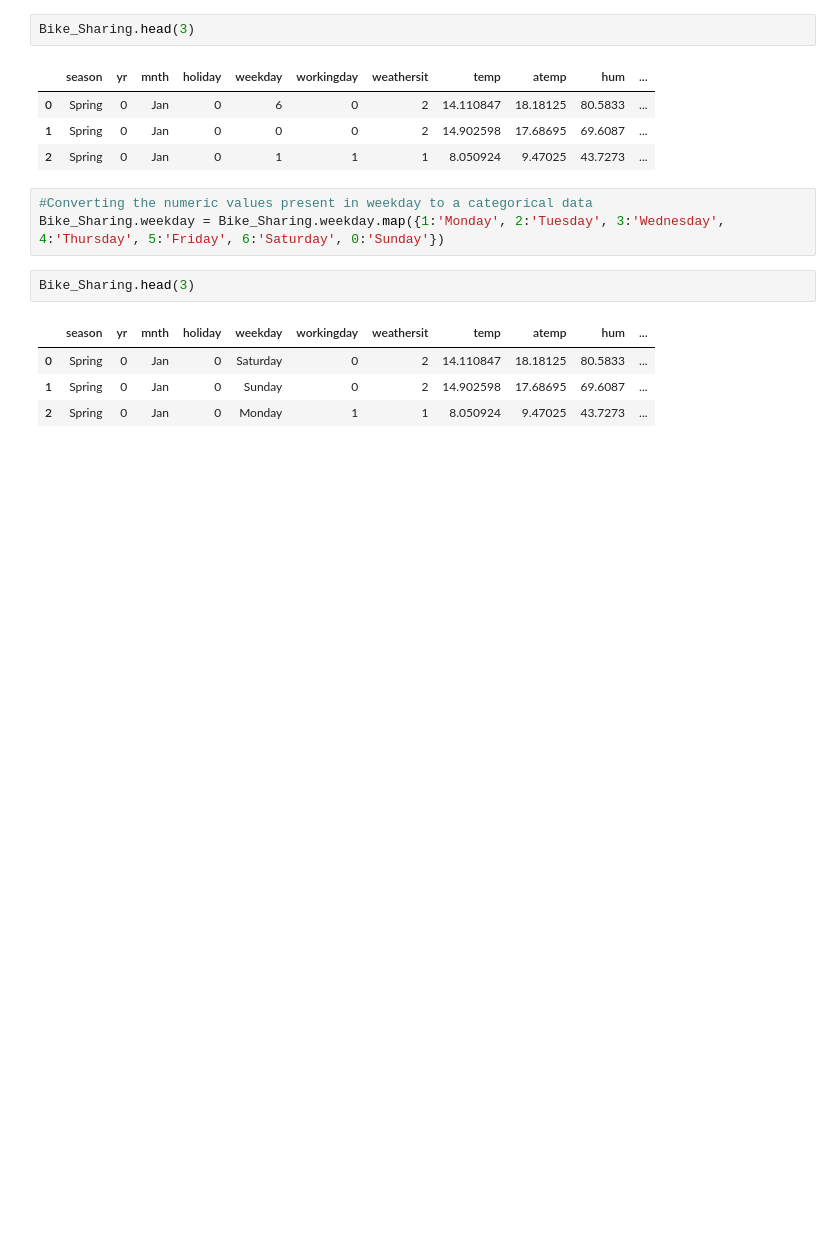
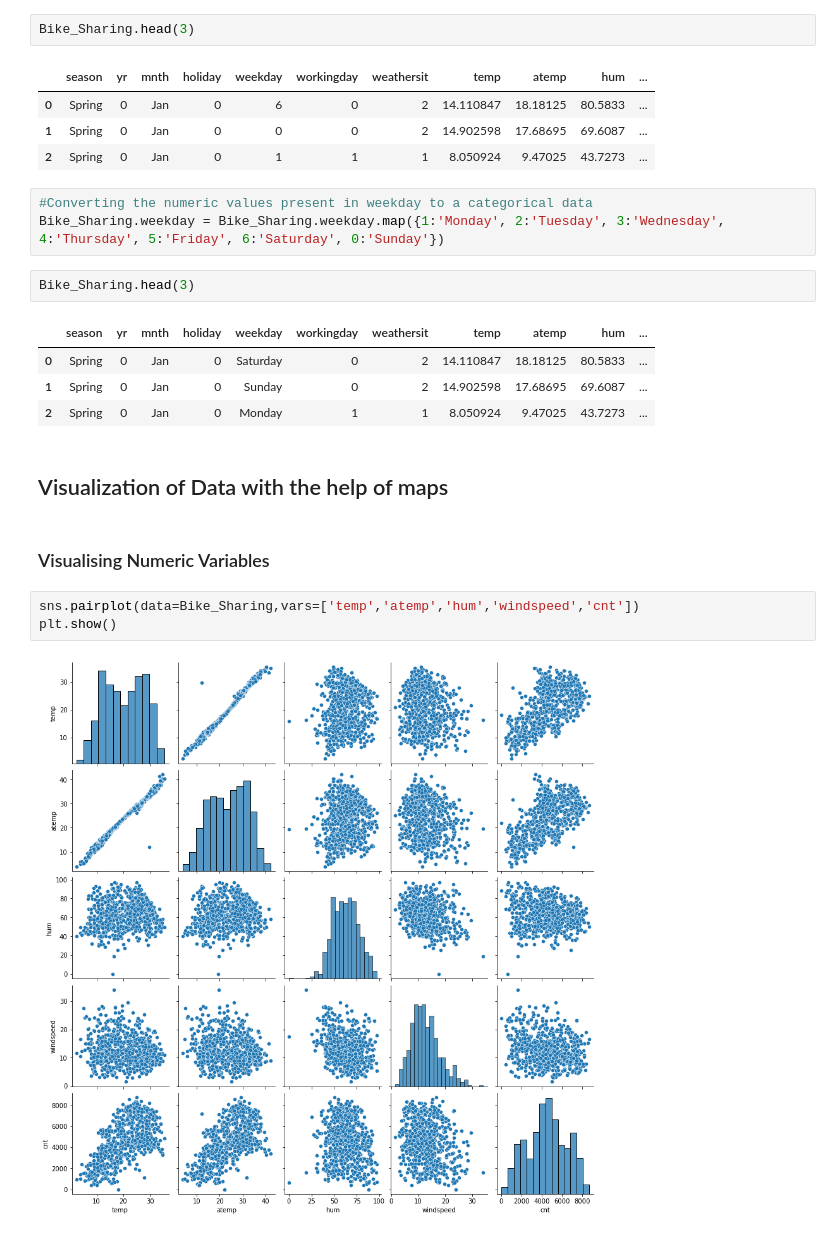
Before and after one commit to MrChetanDesai/Linear_Regression_Assignment, a Jupyter notebook: data_processing_modeling.ipynb, the cells around one changed output. Cells and saved outputs as stored; diff of their text form; blank space fills up the shorter version.

Commit message:
data visualization

```diff
--- a/data_processing_modeling.ipynb
+++ b/data_processing_modeling.ipynb
@@ -132,3 +132,12 @@ Bike_Sharing.head(3)
 | 0 | Spring | 0 | Jan | 0 | Saturday | 0 | 2 | 14.110847 | 18.18125 | 80.5833 | ... |
 | 1 | Spring | 0 | Jan | 0 | Sunday | 0 | 2 | 14.902598 | 17.68695 | 69.6087 | ... |
 | 2 | Spring | 0 | Jan | 0 | Monday | 1 | 1 | 8.050924 | 9.47025 | 43.7273 | ... |
+# %% [markdown]
+## Visualization of Data with the help of maps
+# %% [markdown]
+### Visualising Numeric Variables
+# %%
+sns.pairplot(data=Bike_Sharing,vars=['temp','atemp','hum','windspeed','cnt'])
+plt.show()
+# %% [output]
+[figure, added]
```
Also changed, not shown: parts of 5 cells of this notebook.
